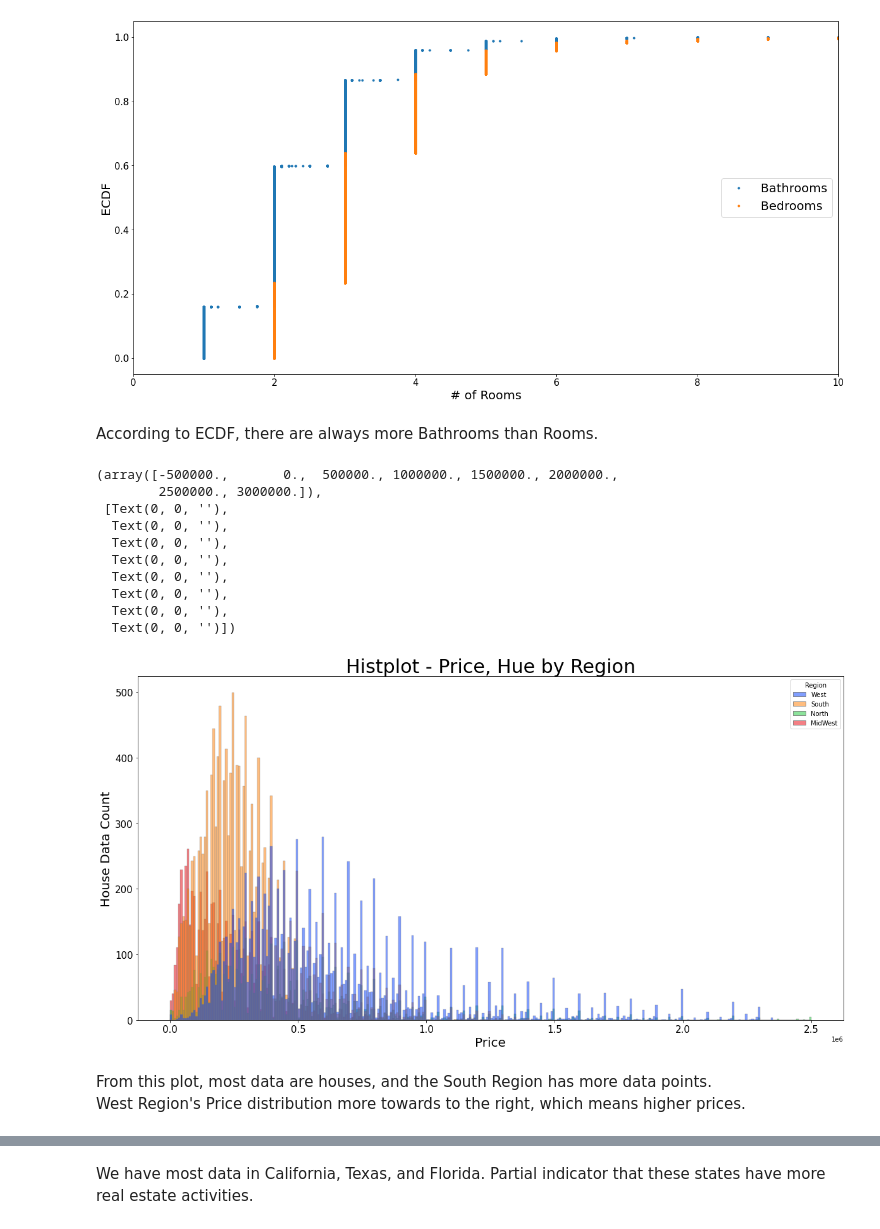
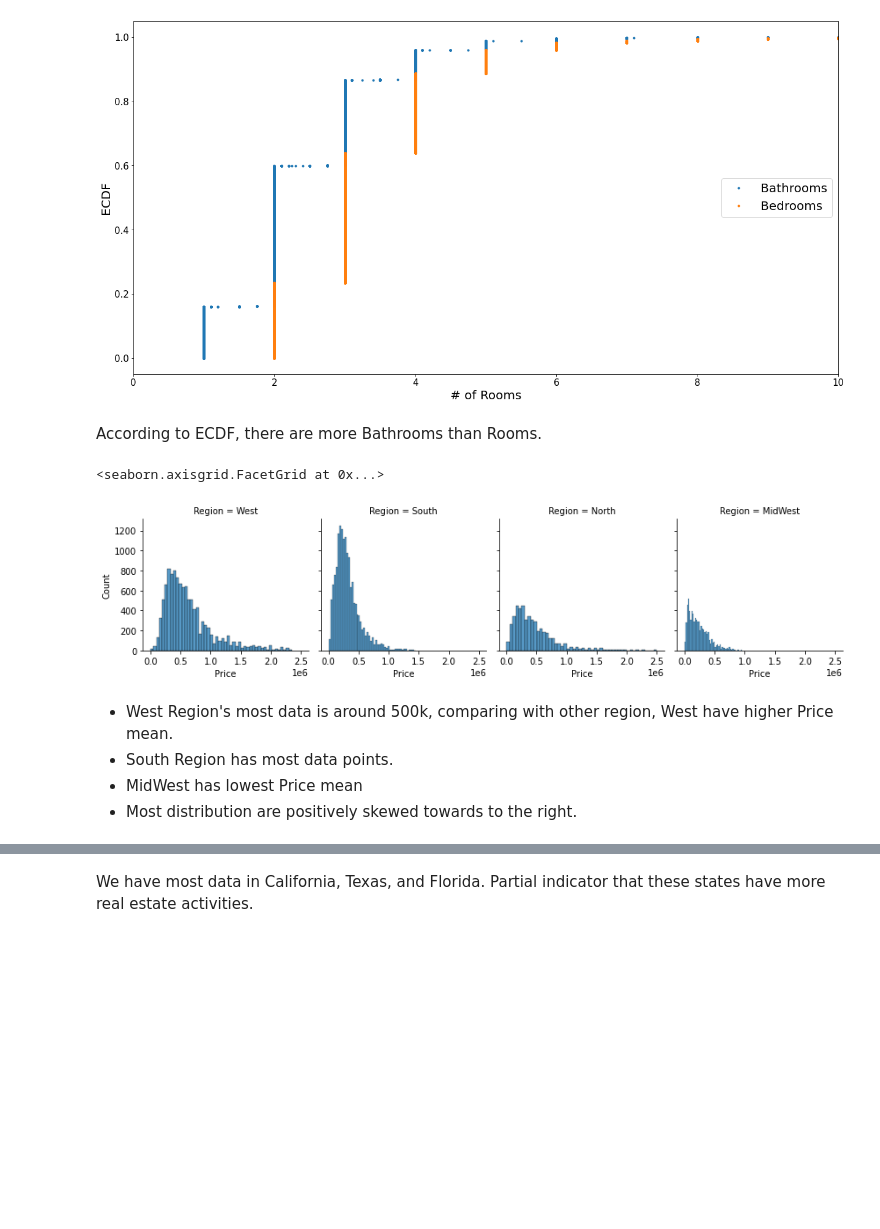
Before and after one commit to StockJanitor/CIS41_Project, a Jupyter notebook: CIS41_Project.ipynb, the cells around one changed output, grey strips where cells are left out. Drawn from its saved outputs; the diff is of its cells as text; code cells hidden in the pictures; blank space fills up the shorter version.

Commit message:
comments, graphs

```diff
--- a/CIS41_Project.ipynb
+++ b/CIS41_Project.ipynb
@@ -584,14 +668,20 @@ for a in state_list:
 house_df = pd.DataFrame(columns=df6.columns)
 for a in state_list:
     df = df6[df6['State'] == a]
+    # calculating quantiles and IQR
     q1 = df['perSqFt'].quantile(0.25)
     q3 = df['perSqFt'].quantile(0.75)
     iqr = q3-q1
     fence_low  = q1-1.5*iqr
     fence_high = q3+1.5*iqr
+    # filtering out the outliers
     df_out = df.loc[(df['perSqFt'] > fence_low) & (df['perSqFt'] < fence_high)]
+    # append to empty df house_df
     house_df = house_df.append(df_out)
 
-# Produce the main house_df
+# Filter out size over 15,000 square feet
+house_df = house_df[house_df.Size < 15000]
+
+# Produce the main house_df and reset index
 house_df = house_df.reset_index(drop=True)
 # %%
@@ -684,7 +785,9 @@ valuecount_df2 = valuecount_df2.sort_values(by = "State")
 # reset index
 valuecount_df2 = valuecount_df2.reset_index(drop=True)
 # %%
-#Converting pivot into DF and reset index
+# Creating state_df, Step #1, from pivot table
+
+# Converting pivot_state into DF and reset index
 pivot_df =pd.DataFrame(pivot_state)
 pivot_df = pivot_df.reset_index()
 
@@ -699,6 +802,11 @@ pivot_df = pivot_df.merge(valuecount_df2, how = 'inner', on = 'State')
 # insert both fullState and Region
 pivot_df['fullState'] = pivot_df.State.apply(insert_fullState)
 pivot_df['Region'] = pivot_df.State.apply(find_region)
+
+# insert fullState into house_df
+house_df['fullState'] = house_df.State.apply(insert_fullState)
+
+# read pivot df
 pivot_df.head(15)
 # %% [output]
 |  | State | Bathrooms | Bedrooms | Price | Size | perSqFt | HouseCount | fullState | Region |
@@ -817,29 +932,27 @@ plt.show()
 # %% [output]
 [figure]
 # %% [markdown]
-According to ECDF, there are always more Bathrooms than Rooms.
+According to ECDF, there are more Bathrooms than Rooms.
 # %%
-# Distribution plot of Prices divide into type of houses, hue of region.
-plt.figure(figsize=(20,10))
-sns.histplot(house_df,x='Price', hue='Region', edgecolor='0.5', bins=300,palette='bright')
+# FacetGrid - distribution by Price in Region
+g = sns.FacetGrid(col='Region', data=house_df)
+g.map(sns.histplot, 'Price', bins = 50)
 
-# Annotation
-plt.title('Histplot - Price, Hue by Region', fontsize=30)
-plt.xlabel('Price', fontsize=20)
-plt.ylabel('House Data Count', fontsize = 20)
-plt.yticks(fontsize=15)
-plt.xticks(fontsize=15)
+
+# # Distribution plot of Prices divide into type of houses, hue of region.
+# plt.figure(figsize=(20,10))
+# sns.histplot(house_df,x='Price', hue='Region', edgecolor='0.5', bins=150,palette='bright', alpha=0.3)
+# # Annotation
+# plt.title('Histplot - Price, Hue by Region', fontsize=12)
+# plt.xlabel('Price', fontsize=20)
+# plt.ylabel('House Data Count', fontsize = 20)
+# plt.yticks(fontsize=15)
+# plt.xticks(fontsize=15)
 # %% [output]
-(array([-500000.,       0.,  500000., 1000000., 1500000., 2000000.,
-        2500000., 3000000.]),
- [Text(0, 0, ''),
-  Text(0, 0, ''),
-  Text(0, 0, ''),
-  Text(0, 0, ''),
-  Text(0, 0, ''),
-  Text(0, 0, ''),
-  Text(0, 0, ''),
-  Text(0, 0, '')])
+<seaborn.axisgrid.FacetGrid at 0x...>
-[figure, old version]
+[figure, new version]
-# %% [markdown]
-From this plot, most data are houses, and the South Region has more data points. <br>West Region's Price distribution more towards to the right, which means higher prices.
+# %% [markdown]
+- West Region's most data is around 500k, comparing with other region, West have higher Price mean.
+- South Region has most data points.<br>
+- MidWest has lowest Price mean
+- Most distribution are positively skewed towards to the right.
```
Also changed, not shown: parts of 79 cells of this notebook, 3 other files.
